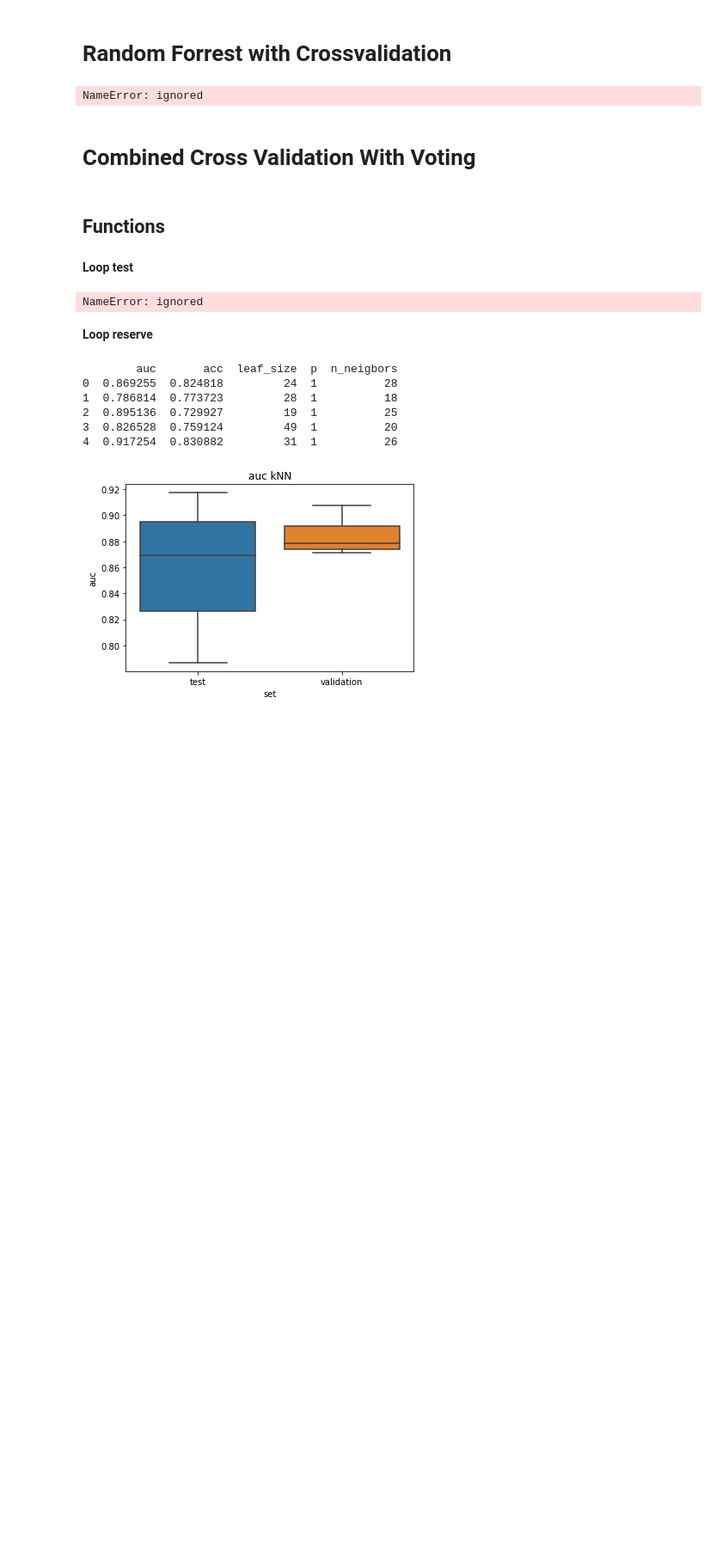
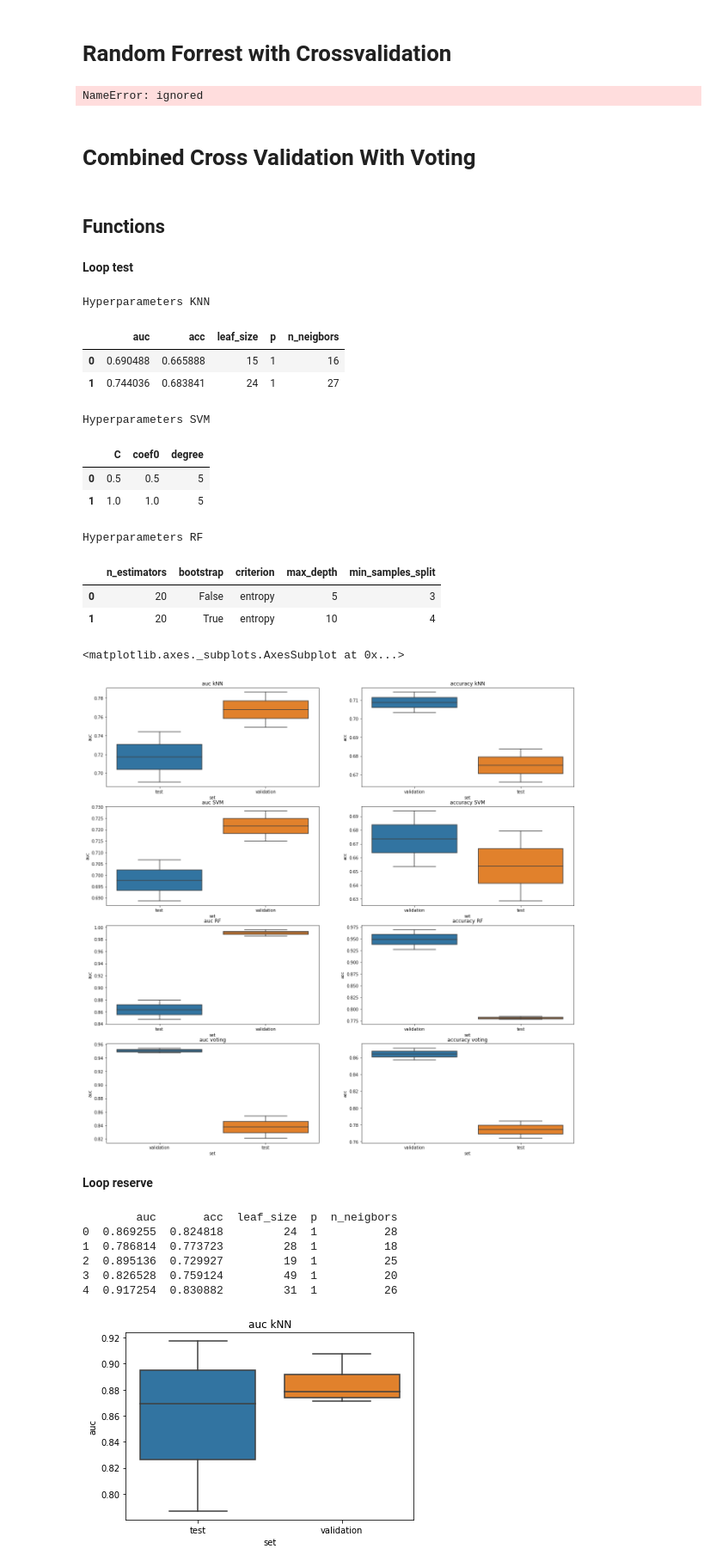
Before and after one commit to annawalstra/TM10007_Group5, a Jupyter notebook: assignment.ipynb, the cells around one changed output. Shown at 86% size. Cells and saved outputs as stored; diff of their text form; code cells hidden in the pictures; blank space fills up the shorter version.

```diff
--- a/assignment.ipynb
+++ b/assignment.ipynb
@@ -1254,8 +1254,8 @@ def votingresults(clf_vote, X_validation, Y_validation, X_test, Y_test):
 **Loop test**
 # %%
 # Create a 20 fold stratified CV iterator
-cv_10fold = model_selection.StratifiedKFold(n_splits=5)
-cv_20fold = model_selection.StratifiedKFold(n_splits=5)
+cv_10fold = model_selection.StratifiedKFold(n_splits=2)
+cv_20fold = model_selection.StratifiedKFold(n_splits=2)
 
 # Lists for KNN
 results_kNN = []
@@ -1336,10 +1336,11 @@ kNN_table = pd.DataFrame(kNN_table)
 print('Hyperparameters KNN')
 display(kNN_table)
 results_kNN = pd.DataFrame(results_kNN)
-plt.show()
+plt.figure(figsize=(20,20))
+plt.subplot(421)
 plt.title('auc kNN')
 seaborn.boxplot(y='auc', x='set', data=results_kNN)
-plt.show()
+plt.subplot(422)
 plt.title('accuracy kNN')
 results_acc_kNN = pd.DataFrame(results_acc_kNN)
 seaborn.boxplot(y='acc', x='set', data=results_acc_kNN)
@@ -1347,40 +1348,53 @@ seaborn.boxplot(y='acc', x='set', data=results_acc_kNN)
 # Create results dataframe and plot it (SVM)
 SVM_table = pd.DataFrame(SVM_table)
 print('Hyperparameters SVM')
 display(SVM_table)
 results_SVM = pd.DataFrame(results_SVM)
-plt.show()
+plt.subplot(423)
 plt.title('auc SVM')
 seaborn.boxplot(y='auc', x='set', data=results_SVM)
-plt.show()
+plt.subplot(424)
 plt.title('accuracy SVM')
 results_acc_SVM = pd.DataFrame(results_acc_SVM)
 seaborn.boxplot(y='acc', x='set', data=results_acc_SVM)
 
 # Create results dataframe and plot it (RF)
 RF_table = pd.DataFrame(RF_table)
 print('Hyperparameters RF')
 display(RF_table)
 results_RF = pd.DataFrame(results_RF)
-plt.show()
+plt.subplot(425)
 plt.title('auc RF')
 seaborn.boxplot(y='auc', x='set', data=results_RF)
-plt.show()
+plt.subplot(426)
 plt.title('accuracy RF')
 results_acc_RF = pd.DataFrame(results_acc_RF)
 seaborn.boxplot(y='acc', x='set', data=results_acc_RF)
 
 # Create voting results dataframe and plot it
 results_vote = pd.DataFrame(results_vote)
-plt.show()
+plt.subplot(427)
 plt.title('auc voting')
 seaborn.boxplot(y='auc', x='set', data=results_vote)
-plt.show()
+plt.subplot(428)
 plt.title('accuracy voting')
 results_acc_vote = pd.DataFrame(results_acc_vote)
 seaborn.boxplot(y='acc', x='set', data=results_acc_vote)
 # %% [output]
-NameError: ignored
+Hyperparameters KNN
+|  | auc | acc | leaf_size | p | n_neigbors |
+| 0 | 0.690488 | 0.665888 | 15 | 1 | 16 |
+| 1 | 0.744036 | 0.683841 | 24 | 1 | 27 |
+Hyperparameters SVM
+|  | C | coef0 | degree |
+| 0 | 0.5 | 0.5 | 5 |
+| 1 | 1.0 | 1.0 | 5 |
+Hyperparameters RF
+|  | n_estimators | bootstrap | criterion | max_depth | min_samples_split |
+| 0 | 20 | False | entropy | 5 | 3 |
+| 1 | 20 | True | entropy | 10 | 4 |
+<matplotlib.axes._subplots.AxesSubplot at 0x...>
+[figure, added]
 # %% [markdown]
 **Loop reserve**
 # %%
```
